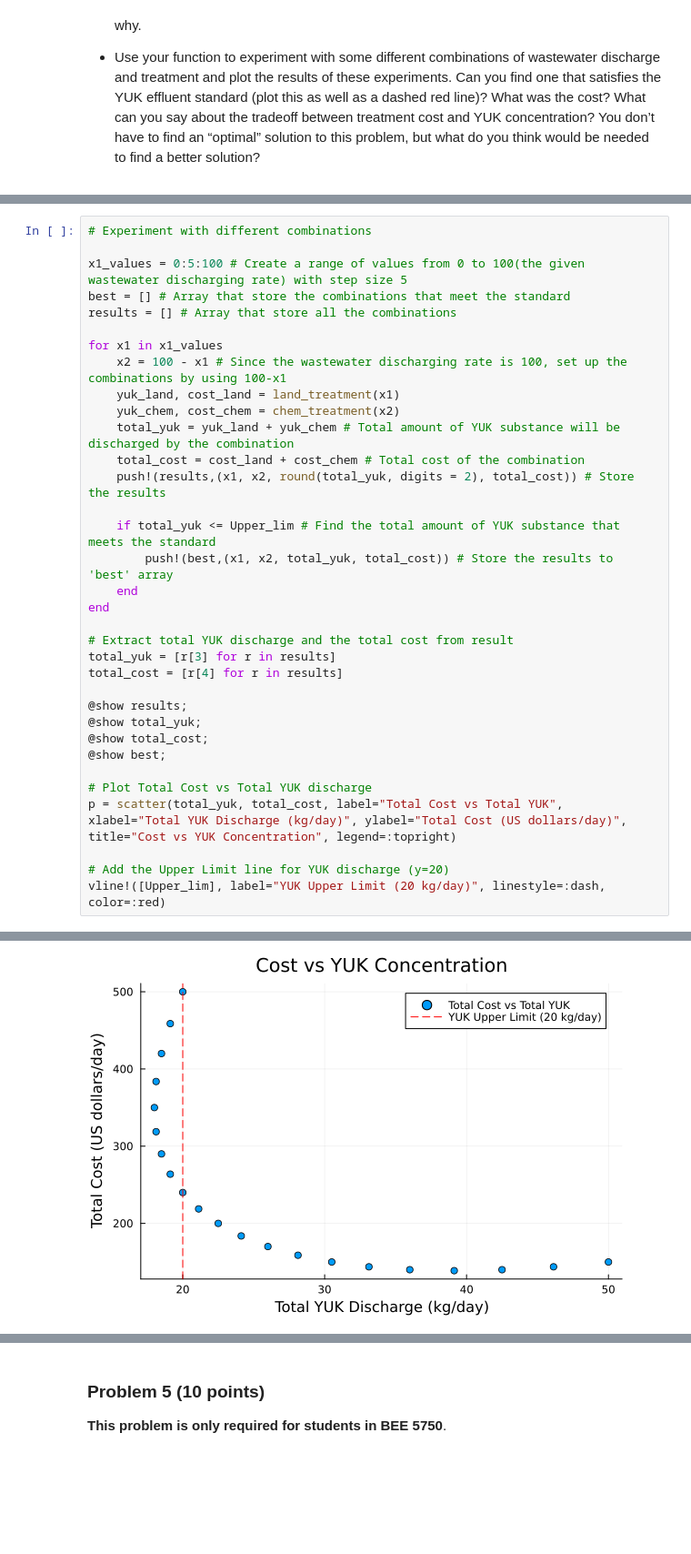
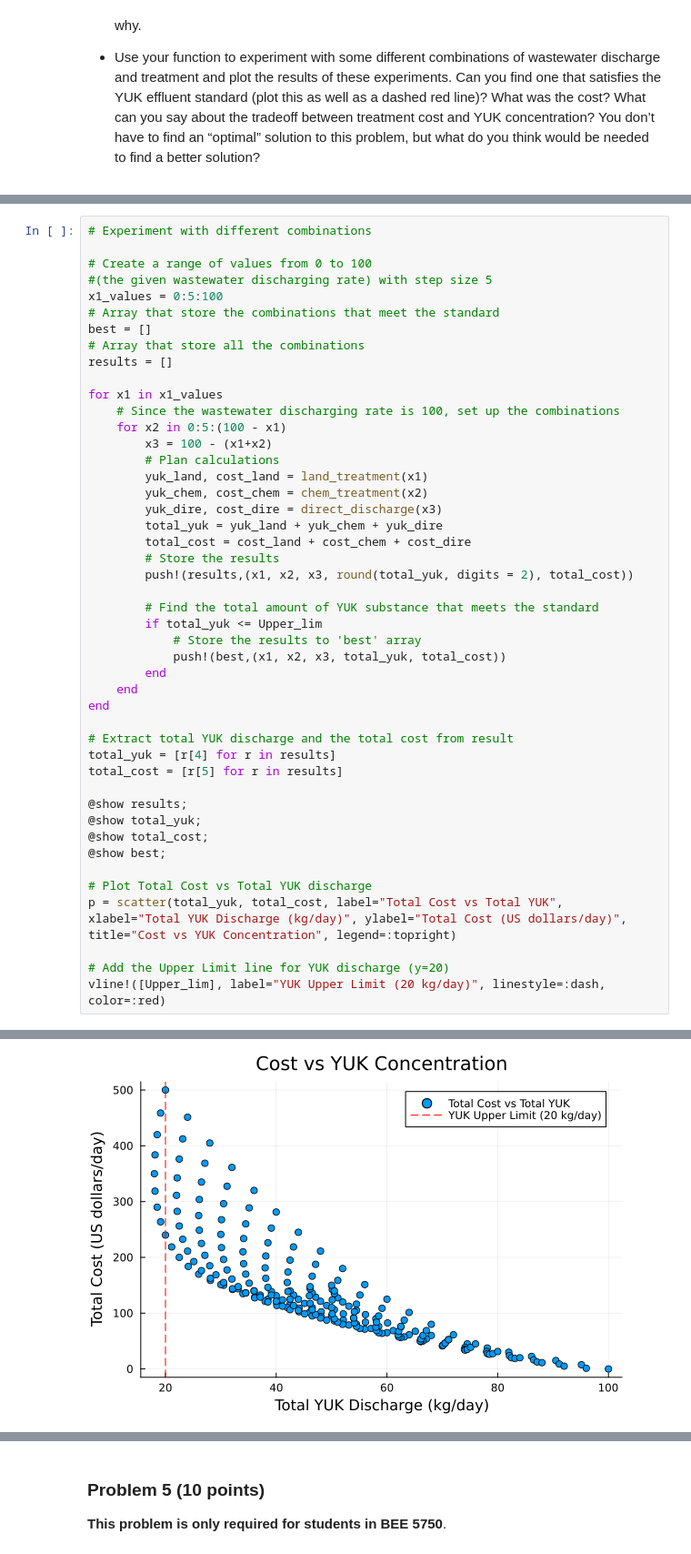
Before and after one commit to BEE4750-FA24/hw1-LM698, a Jupyter notebook: hw01.ipynb, the cells around one changed output, grey strips where cells are left out. Shown at 91% size. Cells and saved outputs as stored; diff of their text form; blank space fills up the shorter version.

```diff
--- a/hw01.ipynb
+++ b/hw01.ipynb
@@ -443,26 +487,38 @@ cost_chem = 150.0
 # %%
 # Experiment with different combinations
 
-x1_values = 0:5:100 # Create a range of values from 0 to 100(the given wastewater discharging rate) with step size 5
-best = [] # Array that store the combinations that meet the standard
-results = [] # Array that store all the combinations
+# Create a range of values from 0 to 100
+#(the given wastewater discharging rate) with step size 5
+x1_values = 0:5:100
+# Array that store the combinations that meet the standard
+best = []
+# Array that store all the combinations
+results = []
 
 for x1 in x1_values
-    x2 = 100 - x1 # Since the wastewater discharging rate is 100, set up the combinations by using 100-x1
-    yuk_land, cost_land = land_treatment(x1)
-    yuk_chem, cost_chem = chem_treatment(x2)
-    total_yuk = yuk_land + yuk_chem # Total amount of YUK substance will be discharged by the combination
-    total_cost = cost_land + cost_chem # Total cost of the combination
-    push!(results,(x1, x2, round(total_yuk, digits = 2), total_cost)) # Store the results
+    # Since the wastewater discharging rate is 100, set up the combinations
+    for x2 in 0:5:(100 - x1)
+        x3 = 100 - (x1+x2)
+        # Plan calculations
+        yuk_land, cost_land = land_treatment(x1)
+        yuk_chem, cost_chem = chem_treatment(x2)
+        yuk_dire, cost_dire = direct_discharge(x3)
+        total_yuk = yuk_land + yuk_chem + yuk_dire
+        total_cost = cost_land + cost_chem + cost_dire
+        # Store the results
+        push!(results,(x1, x2, x3, round(total_yuk, digits = 2), total_cost))
 
-    if total_yuk <= Upper_lim # Find the total amount of YUK substance that meets the standard
-        push!(best,(x1, x2, total_yuk, total_cost)) # Store the results to 'best' array
+        # Find the total amount of YUK substance that meets the standard
+        if total_yuk <= Upper_lim
+            # Store the results to 'best' array
+            push!(best,(x1, x2, x3, total_yuk, total_cost))
+        end
     end
 end
 
 # Extract total YUK discharge and the total cost from result
-total_yuk = [r[3] for r in results]
-total_cost = [r[4] for r in results]
+total_yuk = [r[4] for r in results]
+total_cost = [r[5] for r in results]
 
 @show results;
 @show total_yuk;
@@ -470,7 +526,9 @@ total_cost = [r[4] for r in results]
 @show best;
 
 # Plot Total Cost vs Total YUK discharge
-p = scatter(total_yuk, total_cost, label="Total Cost vs Total YUK", xlabel="Total YUK Discharge (kg/day)", ylabel="Total Cost (US dollars/day)", title="Cost vs YUK Concentration", legend=:topright)
+p = scatter(total_yuk, total_cost, label="Total Cost vs Total YUK",
+xlabel="Total YUK Discharge (kg/day)", ylabel="Total Cost (US dollars/day)",
+title="Cost vs YUK Concentration", legend=:topright)
 
 # Add the Upper Limit line for YUK discharge (y=20)
 vline!([Upper_lim], label="YUK Upper Limit (20 kg/day)", linestyle=:dash, color=:red)
@@ -482,2 +540,2 @@ best = Any[(60, 40, 20.0, 240.0), (65, 35, 19.125, 263.75), (70, 30, 18.5, 290.0
-[figure, old version]
+[figure, new version]
 # %% [markdown]
```
Also changed, not shown: parts of 15 cells of this notebook.
